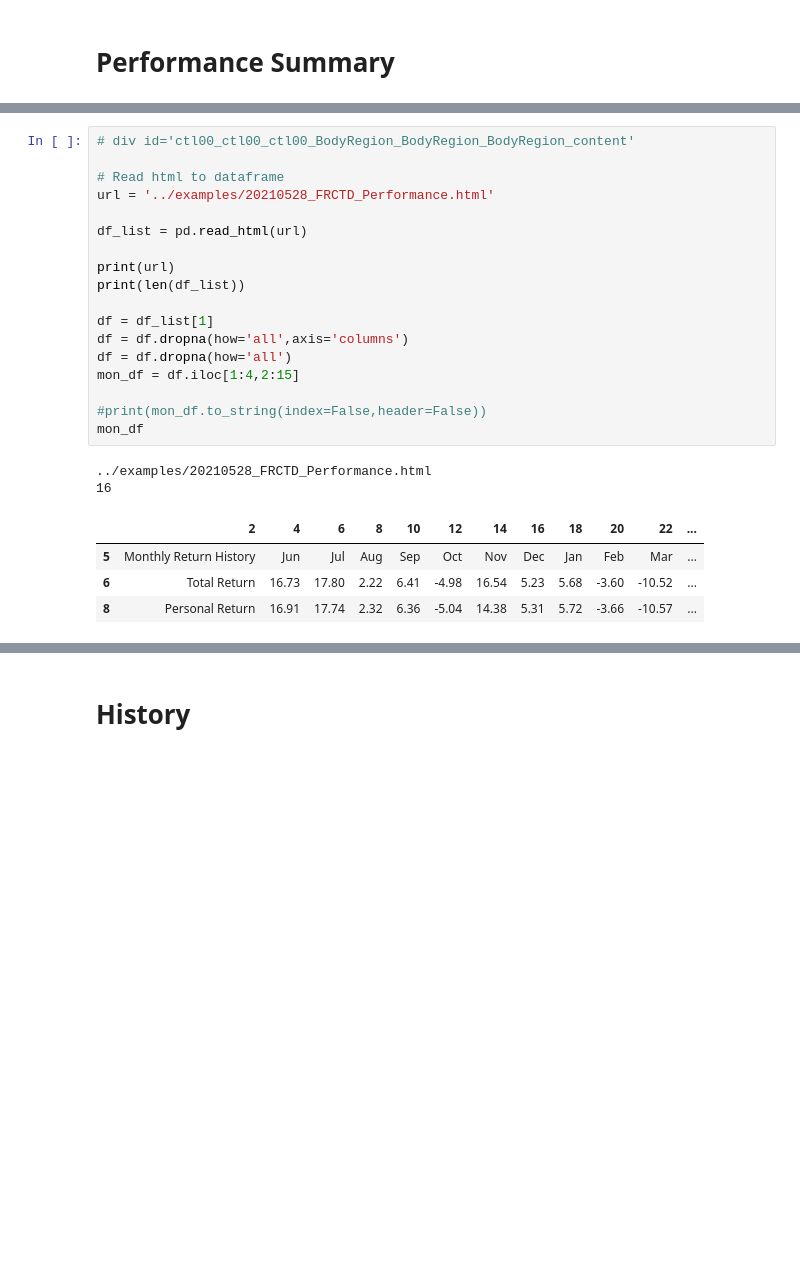
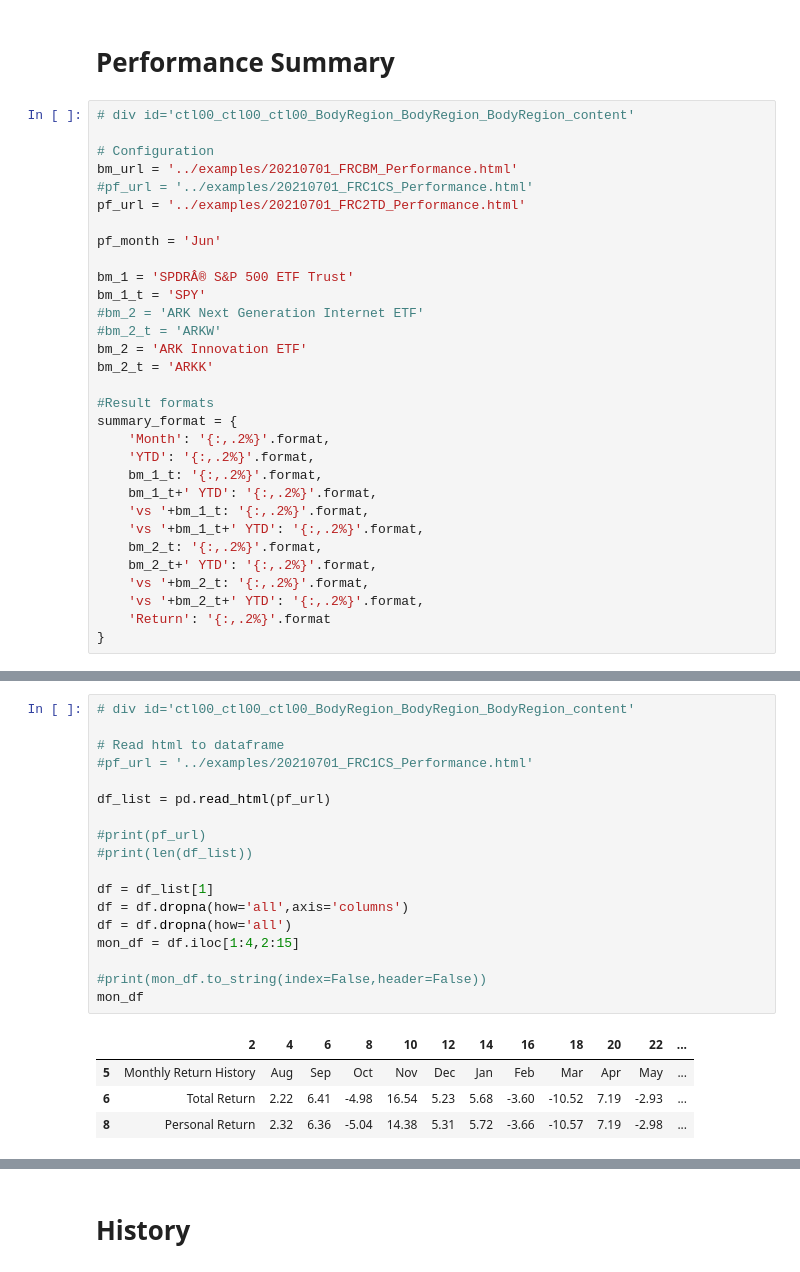
Before and after one commit to stan1eycc/investor-toolbox, a Jupyter notebook: notebooks/ms_parser.ipynb, the cells around one changed output, grey strips where cells are left out. Drawn from its saved outputs; the diff is of its cells as text; blank space fills up the shorter version.

```diff
--- a/notebooks/ms_parser.ipynb
+++ b/notebooks/ms_parser.ipynb
@@ -210,3 +210,34 @@ Timestamp :  09-Jun-2021 (10:50:45.136927)
 # %% [markdown]
 # Performance Summary
+# %%
+# div id='ctl00_ctl00_ctl00_BodyRegion_BodyRegion_BodyRegion_content'
+
+# Configuration
+bm_url = '../examples/20210701_FRCBM_Performance.html'
+#pf_url = '../examples/20210701_FRC1CS_Performance.html'
+pf_url = '../examples/20210701_FRC2TD_Performance.html'
+
+pf_month = 'Jun'
+
+bm_1 = 'SPDRÂ® S&P 500 ETF Trust'
+bm_1_t = 'SPY'
+#bm_2 = 'ARK Next Generation Internet ETF'
+#bm_2_t = 'ARKW'
+bm_2 = 'ARK Innovation ETF'
+bm_2_t = 'ARKK'
+
+#Result formats
+summary_format = {
+    'Month': '{:,.2%}'.format,
+    'YTD': '{:,.2%}'.format,
+    bm_1_t: '{:,.2%}'.format,
+    bm_1_t+' YTD': '{:,.2%}'.format,
+    'vs '+bm_1_t: '{:,.2%}'.format,
+    'vs '+bm_1_t+' YTD': '{:,.2%}'.format,
+    bm_2_t: '{:,.2%}'.format,
+    bm_2_t+' YTD': '{:,.2%}'.format,
+    'vs '+bm_2_t: '{:,.2%}'.format,
+    'vs '+bm_2_t+' YTD': '{:,.2%}'.format,
+    'Return': '{:,.2%}'.format
+}
 # %%
@@ -262,25 +295,23 @@ res_df
 # %%
 # div id='ctl00_ctl00_ctl00_BodyRegion_BodyRegion_BodyRegion_content'
 
 # Read html to dataframe
-url = '../examples/20210528_FRCTD_Performance.html'
+#pf_url = '../examples/20210701_FRC1CS_Performance.html'
 
-df_list = pd.read_html(url)
+df_list = pd.read_html(pf_url)
 
-print(url)
-print(len(df_list))
+#print(pf_url)
+#print(len(df_list))
 
 df = df_list[1]
 df = df.dropna(how='all',axis='columns')
 df = df.dropna(how='all')
 mon_df = df.iloc[1:4,2:15]
 
 #print(mon_df.to_string(index=False,header=False))
 mon_df
 # %% [output]
-../examples/20210528_FRCTD_Performance.html
-16
 |  | 2 | 4 | 6 | 8 | 10 | 12 | 14 | 16 | 18 | 20 | 22 | ... |
-| 5 | Monthly Return History | Jun | Jul | Aug | Sep | Oct | Nov | Dec | Jan | Feb | Mar | ... |
-| 6 | Total Return | 16.73 | 17.80 | 2.22 | 6.41 | -4.98 | 16.54 | 5.23 | 5.68 | -3.60 | -10.52 | ... |
-| 8 | Personal Return | 16.91 | 17.74 | 2.32 | 6.36 | -5.04 | 14.38 | 5.31 | 5.72 | -3.66 | -10.57 | ... |
+| 5 | Monthly Return History | Aug | Sep | Oct | Nov | Dec | Jan | Feb | Mar | Apr | May | ... |
+| 6 | Total Return | 2.22 | 6.41 | -4.98 | 16.54 | 5.23 | 5.68 | -3.60 | -10.52 | 7.19 | -2.93 | ... |
+| 8 | Personal Return | 2.32 | 6.36 | -5.04 | 14.38 | 5.31 | 5.72 | -3.66 | -10.57 | 7.19 | -2.98 | ... |
```
Also changed, not shown: parts of 7 cells of this notebook.
